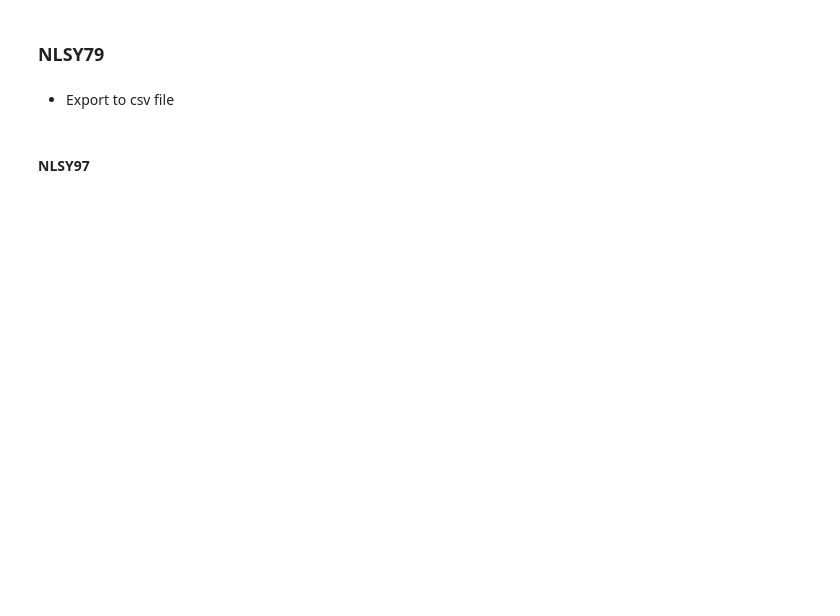
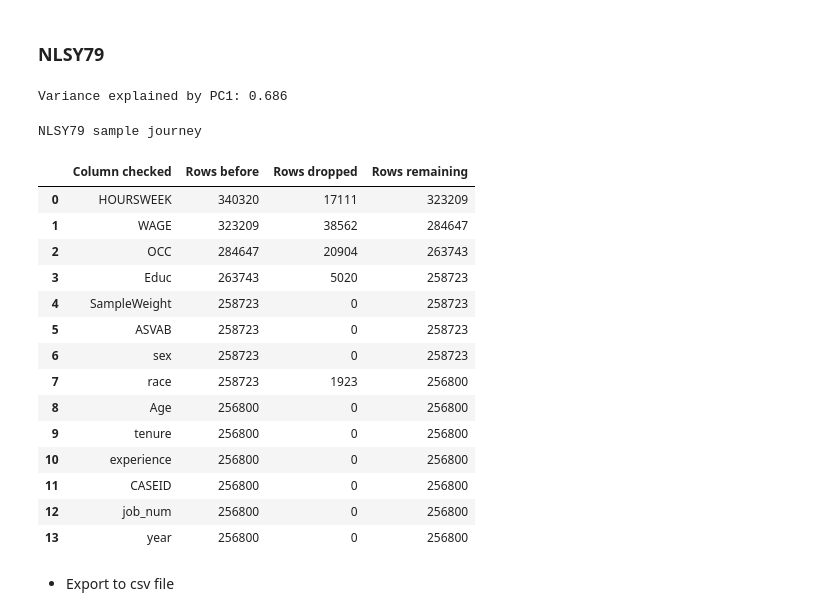
Before and after one commit to sophiawang0v0/Econ681, a Jupyter notebook: data_cleaning.ipynb, the cells around one changed output. Cells and saved outputs as stored; diff of their text form; code cells hidden in the pictures; blank space fills up the shorter version.

```diff
--- a/data_cleaning.ipynb
+++ b/data_cleaning.ipynb
@@ -169,7 +194,7 @@ for x in [360,364,365,range(370,421),range(422,425),430,432,range(442,462),464,4
 # Create diction of CPI, base year as 2020
 df_cpi = pd.read_csv('cpi.csv')
 df_cpi['observation_date'] = df_cpi['observation_date'].str[:4].astype(int)
-base = df_cpi.loc[df_cpi['observation_date'] == 2020, 'CPIAUCSL'].values[0]
+base = df_cpi.loc[df_cpi['observation_date'] == 2023, 'CPIAUCSL'].values[0]
 df_cpi['ratio'] = df_cpi['CPIAUCSL'] / base
 cpi_map = df_cpi.set_index('observation_date')['ratio'].to_dict()
 # %% [markdown]
@@ -323,10 +349,12 @@ pca_scores = pca.fit_transform(valid_df)
 print("Variance explained by PC1:", f"{pca.explained_variance_ratio_[0]:.3f}")
 df79["ASVAB"] = np.nan
 df79.loc[valid_r, "ASVAB"] = pca_scores[:, 0]
-# df79["ASVAB"] = df79["ASVAB"].rank(pct=True) * 100
+# df79["ASVAB"] = df79["ASVAB"].rank(pct=True)
 # df79["ASVAB"] = (df79["ASVAB"] - df79["ASVAB"].mean()) / df79["ASVAB"].std(ddof=1)
 df79.drop(columns=asvab_cols+std_cols+["group_3month"], inplace=True)
 df79.dropna(subset=['ASVAB'], inplace=True)
+# %% [output]
+Variance explained by PC1: 0.686
 # %%
 # Hoursweek
 df79_hrsweek_long = df79.melt(id_vars=["CASEID"],value_vars=hour_cols,var_name="variable",value_name="HOURSWEEK").dropna(subset=["HOURSWEEK"])
@@ -345,43 +373,70 @@ df79_wage_long = df79_wage_long.drop(columns=["variable"]).sort_values(["CASEID"
 # Occupation
 df79_occ_long = df79.melt(id_vars=["CASEID"],value_vars=occ_cols,var_name="variable",value_name="OCC").dropna(subset=["OCC"])
 df79_occ_long[["job_num", "year"]] = df79_occ_long["variable"].str.extract(r"OCC\.(\d+)_(\d{4})")
 df79_occ_long["job_num"] = df79_occ_long["job_num"].astype(int)
 df79_occ_long["year"] = df79_occ_long["year"].astype(int)
 df79_occ_long = df79_occ_long.drop(columns=["variable"]).sort_values(["CASEID", "year", "job_num"]).reset_index(drop=True)
 
 # Education
 educ_cols = [c for c in df79.columns if c.startswith("HGCREV")]
 educ_long = df79[["CASEID"] + educ_cols].melt(id_vars="CASEID",var_name="variable",value_name="HGCREV")
 educ_long['year'] = educ_long['variable'].str.extract(r"(\d{4})$")[0].astype(int)
-educ_long = educ_long.drop(columns='variable')
+educ_long = educ_long.drop(columns='variable').sort_values(['CASEID','year'])
+educ_long['HGCREV'] = educ_long.groupby("CASEID")['HGCREV'].ffill()
 
 # Sample Weight
 weight_cols = [c for c in df79.columns if c.startswith("SAMP")]
 weight_long = df79[["CASEID"] + weight_cols].melt(id_vars="CASEID",var_name="variable",value_name="SampleWeight")
 weight_long['year'] = weight_long['variable'].str.extract(r"(\d{4})$")[0].astype(int)
 weight_long["SampleWeight"] = weight_long["SampleWeight"] / 100
 weight_long = weight_long.drop(columns='variable')
 
 # Age, Sex, Race, ASVAB
 person_vars = df79[["CASEID", "sex", "race", "ASVAB",'Q1-3_A~Y_1979']].drop_duplicates(subset="CASEID")
 person_vars["Q1-3_A~Y_1979"] = person_vars['Q1-3_A~Y_1979'] + 1900
 person_vars['race'] = person_vars['race'].map(race_mapping)
 person_vars['sex'] = person_vars['sex'].map(sex_mapping)
 
 # Merge
-df79_long = reduce(lambda left, right: pd.merge(left,right,on=["CASEID", "year", "job_num"],how="inner"),[df79_hrsweek_long,df79_wage_long,df79_occ_long,df79_exp])
-df79_long = df79_long.merge(educ_long,on=["CASEID", "year"],how='left',validate='m:1')
+df79_long = reduce(lambda left, right: pd.merge(left,right,on=["CASEID", "year", "job_num"],how="left"),[df79_exp,df79_hrsweek_long,df79_wage_long,df79_occ_long])
+job_start79 = df79_exp.groupby(["CASEID", "job_num"], as_index=False)["year"].min().rename(columns={"year": "start_year"})
+job_educ79 = job_start79.merge(educ_long[["CASEID", "year", "HGCREV"]].rename(columns={"year": "start_year", "HGCREV": "Educ"}),on=["CASEID", "start_year"],how="left",validate="m:1")
+df79_long = df79_long.merge(job_educ79,on=["CASEID", "job_num"],how='left',validate='m:1')
 df79_long = df79_long.merge(weight_long,on=["CASEID", "year"],how='left',validate='m:1')
 df79_long = df79_long.merge(person_vars,on='CASEID',how='left',validate='m:1')
 df79_long['Age'] = df79_long['year'] - df79_long['Q1-3_A~Y_1979']
+df79_long = df79_long.drop(columns=['Q1-3_A~Y_1979','start_year'])
 
-# Additional adjustments
-educ_map = df79_long[df79_long["job_num"] == 1].sort_values(["CASEID", "year"]).drop_duplicates(subset="CASEID", keep="first").set_index("CASEID")["HGCREV"]
-df79_long['Educ'] = df79_long['CASEID'].map(educ_map)
-df79_long = df79_long.drop(columns=['Q1-3_A~Y_1979','HGCREV'])
+# Generating experience from tenure
+last = df79_long.sort_values("year").groupby(["CASEID", "job_num"])["tenure"].last()
+prior_jobs = last.groupby(level=0).cumsum() - last
+df79_long["experience"] = df79_long["tenure"] + pd.MultiIndex.from_frame(df79_long[["CASEID", "job_num"]]).map(prior_jobs)
+df79_long['experience'] = df79_long['experience'] / 52
+df79_long['tenure'] = df79_long['tenure'] / 52
+# df79_long = df79_long.dropna().reset_index(drop=True)
+columns79 = ["HOURSWEEK","WAGE","OCC","Educ","SampleWeight","ASVAB","sex","race","Age","tenure","experience"]
+df79_long, journey79 = dropna_with_counts(df79_long,columns79)
+
+print("NLSY79 sample journey")
+display(journey79)
+# %% [output]
+NLSY79 sample journey
+|  | Column checked | Rows before | Rows dropped | Rows remaining |
+| 0 | HOURSWEEK | 340320 | 17111 | 323209 |
+| 1 | WAGE | 323209 | 38562 | 284647 |
+| 2 | OCC | 284647 | 20904 | 263743 |
+| 3 | Educ | 263743 | 5020 | 258723 |
+| 4 | SampleWeight | 258723 | 0 | 258723 |
+| 5 | ASVAB | 258723 | 0 | 258723 |
+| 6 | sex | 258723 | 0 | 258723 |
+| 7 | race | 258723 | 1923 | 256800 |
+| 8 | Age | 256800 | 0 | 256800 |
+| 9 | tenure | 256800 | 0 | 256800 |
+| 10 | experience | 256800 | 0 | 256800 |
+| 11 | CASEID | 256800 | 0 | 256800 |
+| 12 | job_num | 256800 | 0 | 256800 |
+| 13 | year | 256800 | 0 | 256800 |
 # %% [markdown]
 * Export to csv file
 # %%
 df79_long.to_csv(os.path.join('cleaned', 'nlsy79_cleaned.csv'), index=False)
-# %% [markdown]
-#### NLSY97
```
Also changed, not shown: parts of 22 cells of this notebook, 34 other files.
